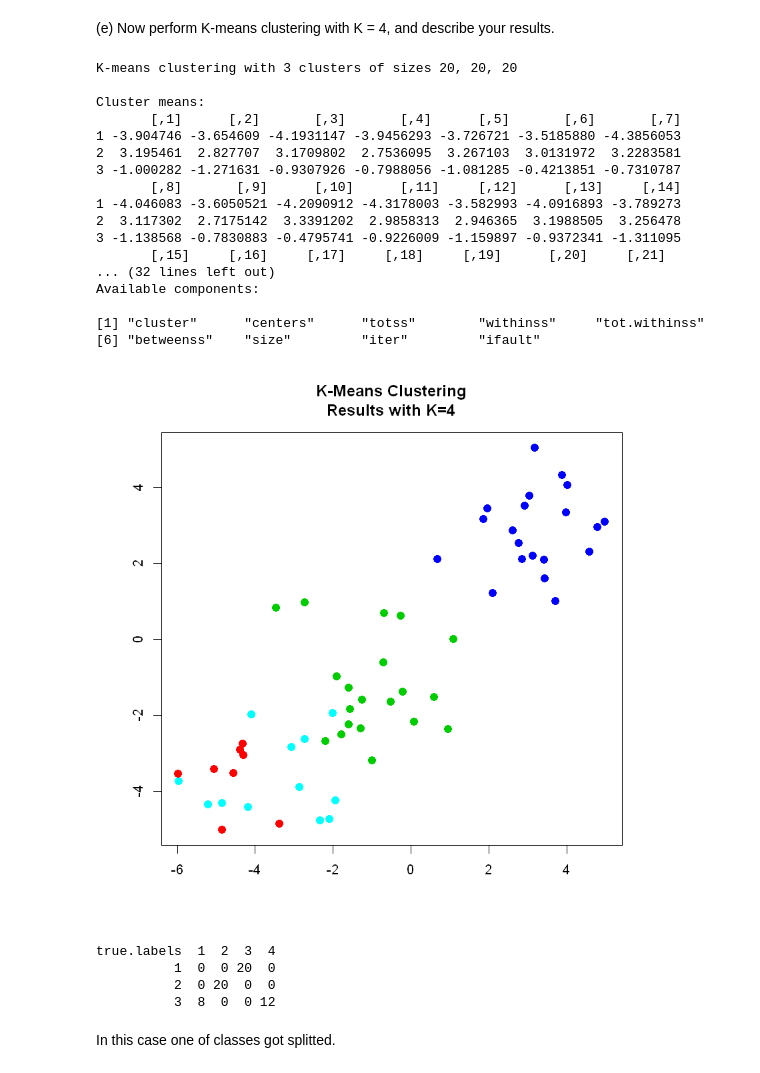
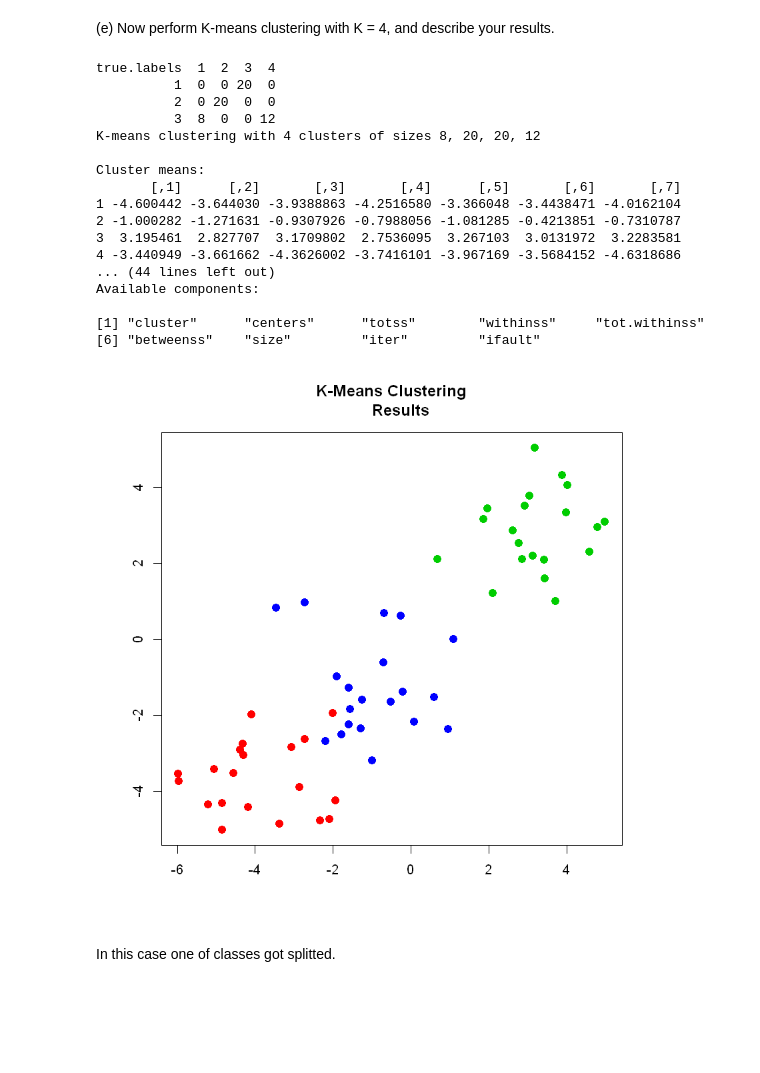
Before and after one commit to kuzn137/Statistical_problems, a Jupyter notebook: Ch10R.ipynb, the cells around one changed output. Cells and saved outputs as stored; diff of their text form; code cells hidden in the pictures; blank space fills up the shorter version.

```diff
--- a/Ch10R.ipynb
+++ b/Ch10R.ipynb
@@ -360,39 +342,26 @@ In this case two closest classes are assigned to one label.
 # %% [markdown]
 (e) Now perform K-means clustering with K = 4, and describe your
 results.
-# %%
-set.seed(4)
-km.out4=kmeans (x,4, nstart =20)
-km.out
-# %% [output]
-K-means clustering with 3 clusters of sizes 20, 20, 20
-
-Cluster means:
-       [,1]      [,2]       [,3]       [,4]      [,5]       [,6]       [,7]
-1 -3.904746 -3.654609 -4.1931147 -3.9456293 -3.726721 -3.5185880 -4.3856053
-2  3.195461  2.827707  3.1709802  2.7536095  3.267103  3.0131972  3.2283581
-3 -1.000282 -1.271631 -0.9307926 -0.7988056 -1.081285 -0.4213851 -0.7310787
-       [,8]       [,9]      [,10]      [,11]     [,12]      [,13]     [,14]
-1 -4.046083 -3.6050521 -4.2090912 -4.3178003 -3.582993 -4.0916893 -3.789273
-2  3.117302  2.7175142  3.3391202  2.9858313  2.946365  3.1988505  3.256478
-3 -1.138568 -0.7830883 -0.4795741 -0.9226009 -1.159897 -0.9372341 -1.311095
-       [,15]     [,16]     [,17]     [,18]     [,19]      [,20]     [,21]
-... (32 lines left out)
-Available components:
-
-[1] "cluster"      "centers"      "totss"        "withinss"     "tot.withinss"
-[6] "betweenss"    "size"         "iter"         "ifault"
-# %%
-plot(x, col=(km.out4$cluster +1), main="K-Means Clustering
-Results with K=4", xlab="", ylab="", pch=20, cex=2)
-# %% [output]
-[figure, removed]
-# %%
-table(true.labels, km.out4$cluster)
-# %% [output]
-true.labels  1  2  3  4
-          1  0  0 20  0
-          2  0 20  0  0
-          3  8  0  0 12
+# %%
+kmean_results(x, 4)
+# %% [output]
+true.labels  1  2  3  4
+          1  0  0 20  0
+          2  0 20  0  0
+          3  8  0  0 12
+K-means clustering with 4 clusters of sizes 8, 20, 20, 12
+
+Cluster means:
+       [,1]      [,2]       [,3]       [,4]      [,5]       [,6]       [,7]
+1 -4.600442 -3.644030 -3.9388863 -4.2516580 -3.366048 -3.4438471 -4.0162104
+2 -1.000282 -1.271631 -0.9307926 -0.7988056 -1.081285 -0.4213851 -0.7310787
+3  3.195461  2.827707  3.1709802  2.7536095  3.267103  3.0131972  3.2283581
+4 -3.440949 -3.661662 -4.3626002 -3.7416101 -3.967169 -3.5684152 -4.6318686
+... (44 lines left out)
+Available components:
+
+[1] "cluster"      "centers"      "totss"        "withinss"     "tot.withinss"
+[6] "betweenss"    "size"         "iter"         "ifault"
+[figure, added]
 # %% [markdown]
 In this case one of classes got splitted.
```
Also changed, not shown: parts of 9 cells of this notebook.
